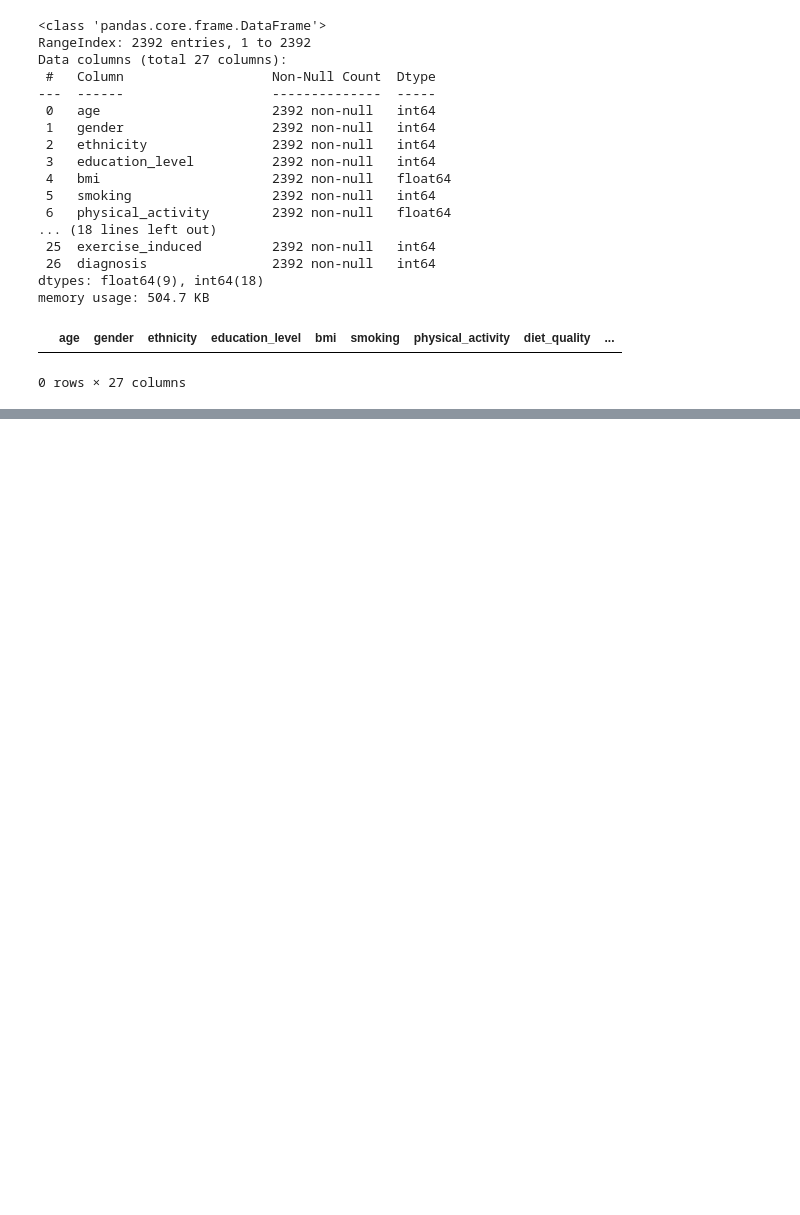
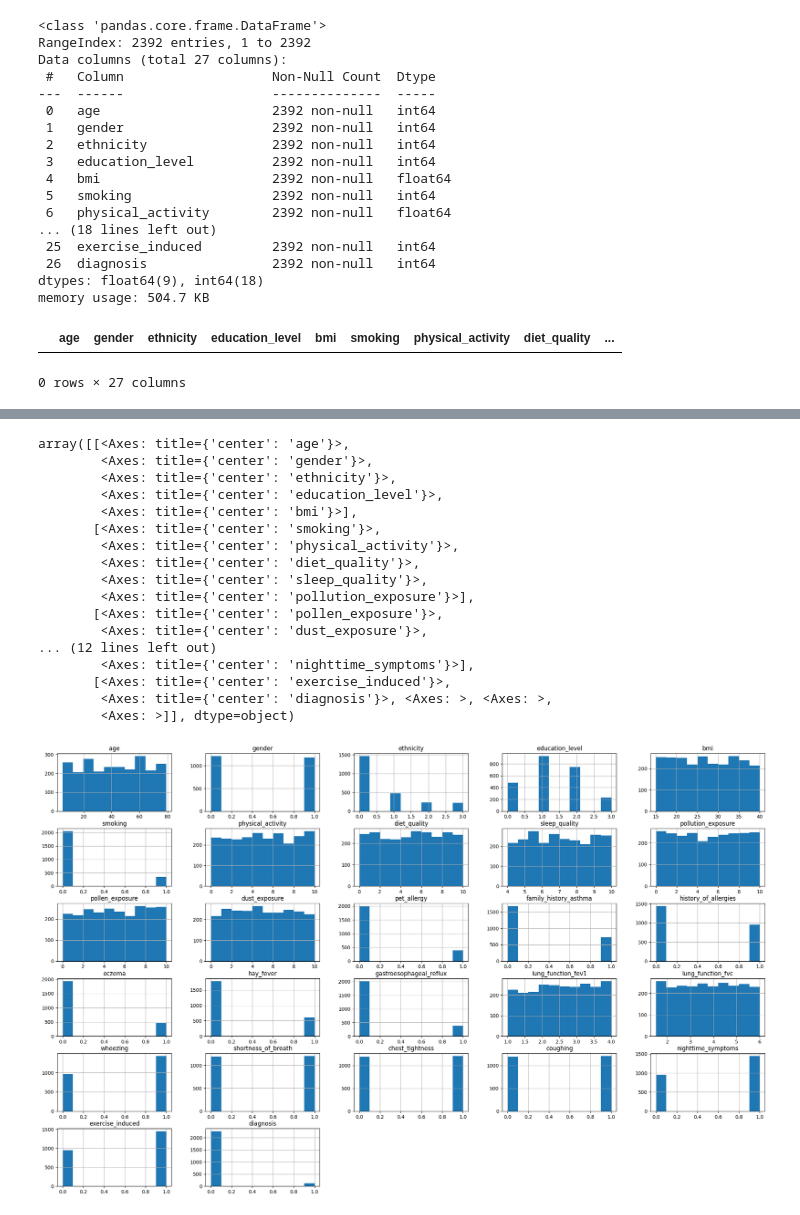
Before and after one commit to lklmkv/tvp1t, a Jupyter notebook: pptk1.ipynb, the cells around one changed output, grey strips where cells are left out. Cells and saved outputs as stored; diff of their text form; code cells hidden in the pictures; blank space fills up the shorter version.

```diff
--- a/pptk1.ipynb
+++ b/pptk1.ipynb
@@ -110,0 +119,28 @@ dtype: int64
+# %%
+features = ['age', 'gender', 'ethnicity', 'education_level', 'bmi',
+                          'smoking', 'physical_activity', 'diet_quality', 'sleep_quality',
+                          'pollution_exposure', 'pollen_exposure', 'dust_exposure', 'pet_allergy',
+                          'family_history_asthma', 'history_of_allergies', 'eczema', 'hay_fever',
+                          'gastroesophageal_reflux', 'lung_function_fev1', 'lung_function_fvc',
+                          'wheezing', 'shortness_of_breath', 'chest_tightness', 'coughing',
+                          'nighttime_symptoms', 'exercise_induced', 'diagnosis']
+df[features].hist(figsize = (26, 16))
+# %% [output]
+array([[<Axes: title={'center': 'age'}>,
+        <Axes: title={'center': 'gender'}>,
+        <Axes: title={'center': 'ethnicity'}>,
+        <Axes: title={'center': 'education_level'}>,
+        <Axes: title={'center': 'bmi'}>],
+       [<Axes: title={'center': 'smoking'}>,
+        <Axes: title={'center': 'physical_activity'}>,
+        <Axes: title={'center': 'diet_quality'}>,
+        <Axes: title={'center': 'sleep_quality'}>,
+        <Axes: title={'center': 'pollution_exposure'}>],
+       [<Axes: title={'center': 'pollen_exposure'}>,
+        <Axes: title={'center': 'dust_exposure'}>,
+... (12 lines left out)
+        <Axes: title={'center': 'nighttime_symptoms'}>],
+       [<Axes: title={'center': 'exercise_induced'}>,
+        <Axes: title={'center': 'diagnosis'}>, <Axes: >, <Axes: >,
+        <Axes: >]], dtype=object)
+[figure, added]
```
Also changed, not shown: parts of 8 cells of this notebook.
